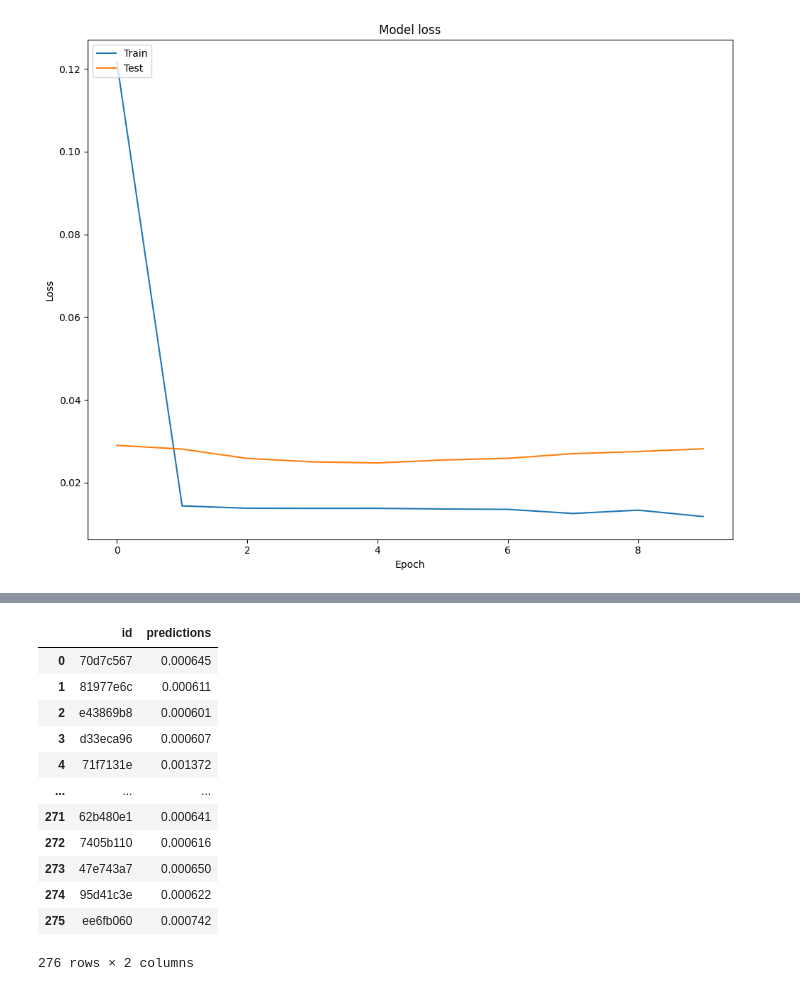
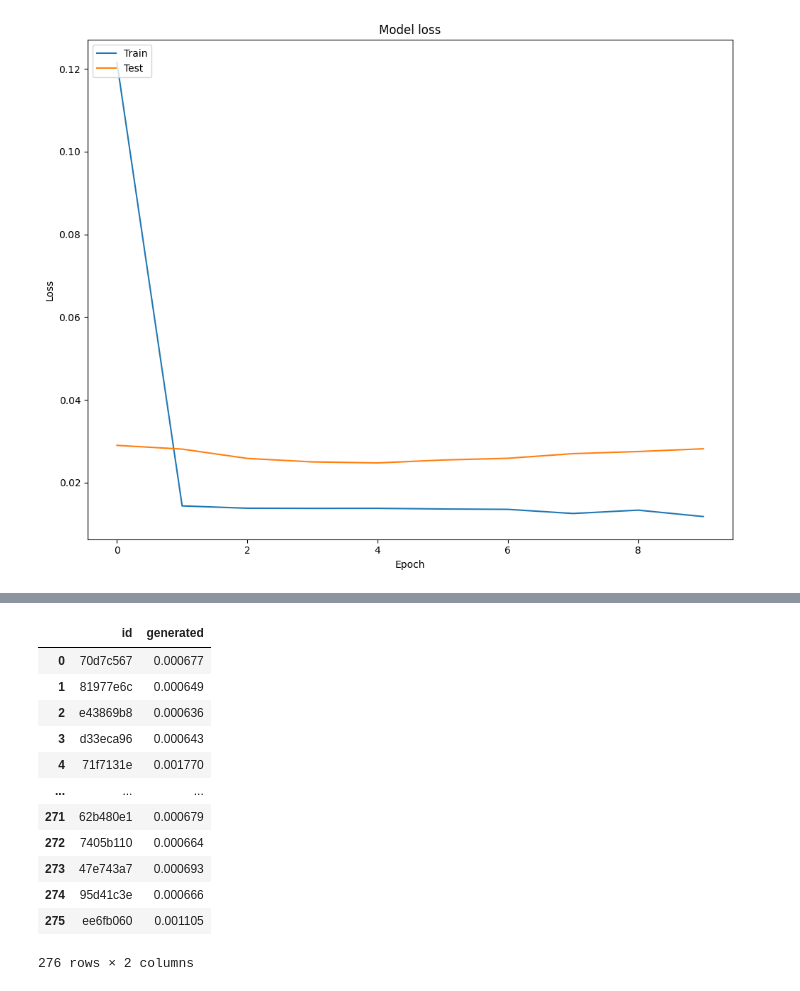
Before and after one commit to ahkatlio/LLM-Detect-AI-Generated-Text, a Jupyter notebook: model2.ipynb, the cells around one changed output, grey strips where cells are left out. Cells and saved outputs as stored; diff of their text form; code cells hidden in the pictures.

```diff
--- a/model2.ipynb
+++ b/model2.ipynb
@@ -300,20 +303,20 @@ result_df.to_csv(file_path, index=False)
 # %%
 
-submission_df = pd.read_csv('Data/submission/submission.csv')
+submission_df = pd.read_csv('Data/sample_submission.csv')
 
 # Display the data
 submission_df
 # %% [output]
-|  | id | predictions |
-| 0 | 70d7c567 | 0.000645 |
-| 1 | 81977e6c | 0.000611 |
-| 2 | e43869b8 | 0.000601 |
-| 3 | d33eca96 | 0.000607 |
-| 4 | 71f7131e | 0.001372 |
+|  | id | generated |
+| 0 | 70d7c567 | 0.000677 |
+| 1 | 81977e6c | 0.000649 |
+| 2 | e43869b8 | 0.000636 |
+| 3 | d33eca96 | 0.000643 |
+| 4 | 71f7131e | 0.001770 |
 | ... | ... | ... |
-| 271 | 62b480e1 | 0.000641 |
-| 272 | 7405b110 | 0.000616 |
-| 273 | 47e743a7 | 0.000650 |
-| 274 | 95d41c3e | 0.000622 |
-| 275 | ee6fb060 | 0.000742 |
+| 271 | 62b480e1 | 0.000679 |
+| 272 | 7405b110 | 0.000664 |
+| 273 | 47e743a7 | 0.000693 |
+| 274 | 95d41c3e | 0.000666 |
+| 275 | ee6fb060 | 0.001105 |
 276 rows × 2 columns
```
Also changed, not shown: parts of 5 cells of this notebook, 2 other files.
